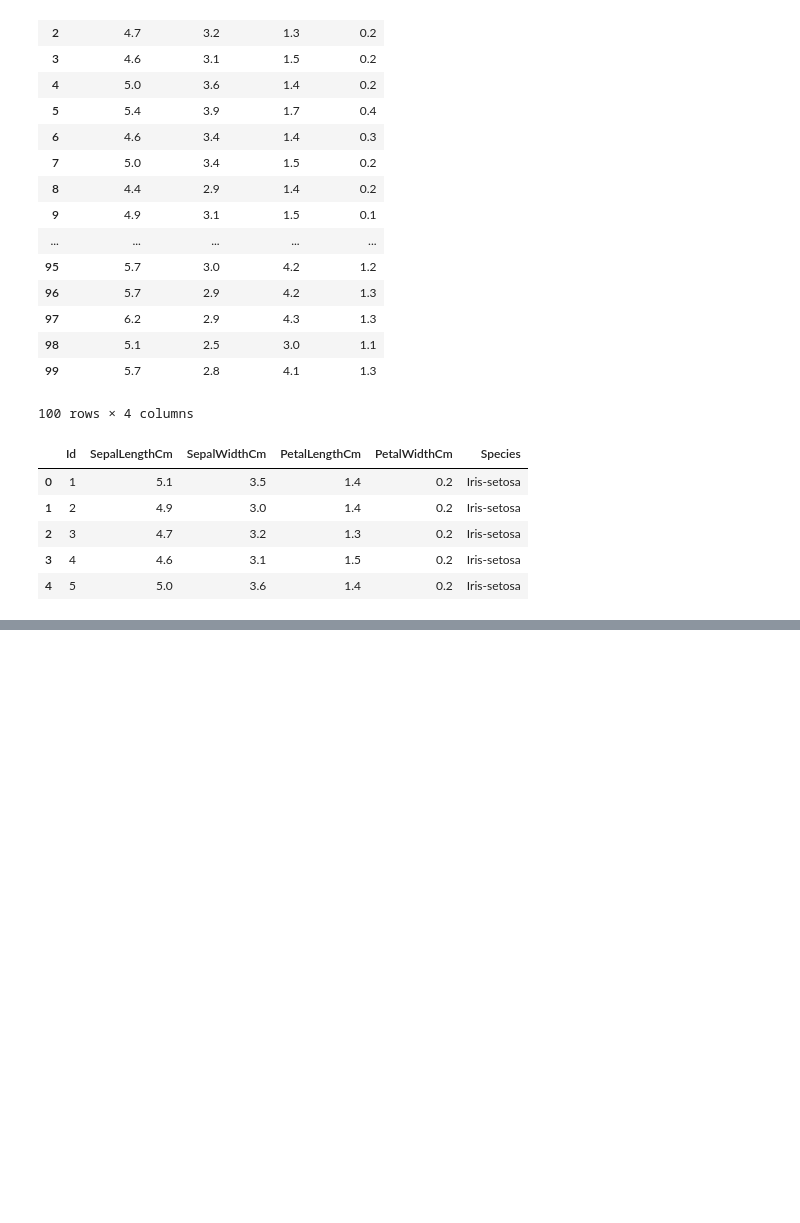
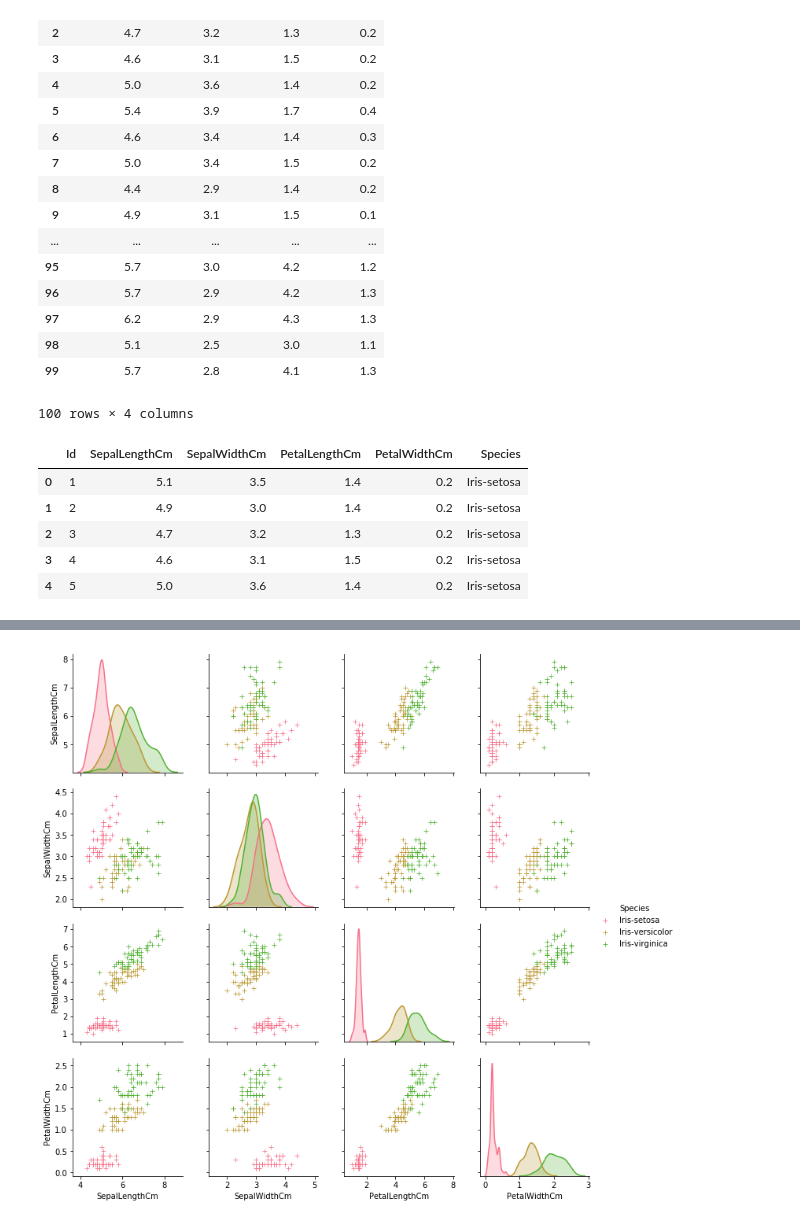
Before and after one commit to oscarso2000/Machine-Learning-Test, a Jupyter notebook: Iris Machine Learning.ipynb, the cells around one changed output, grey strips where cells are left out. Cells and saved outputs as stored; diff of their text form; code cells hidden in the pictures; blank space fills up the shorter version.

```diff
--- a/Iris Machine Learning.ipynb
+++ b/Iris Machine Learning.ipynb
@@ -111,0 +138,6 @@ data.head()
+# %%
+tmp = data.drop('Id', axis=1)
+g = sns.pairplot(tmp, hue='Species', markers='+')
+plt.show()
+# %% [output]
+[figure, added]
```
Also changed, not shown: parts of 3 cells of this notebook.
